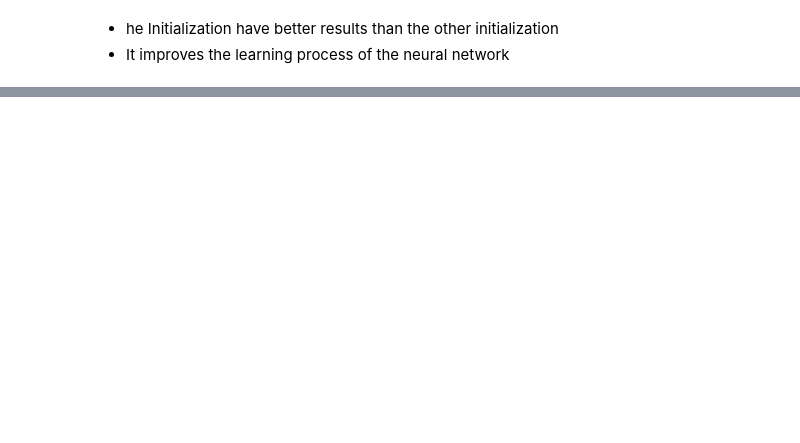
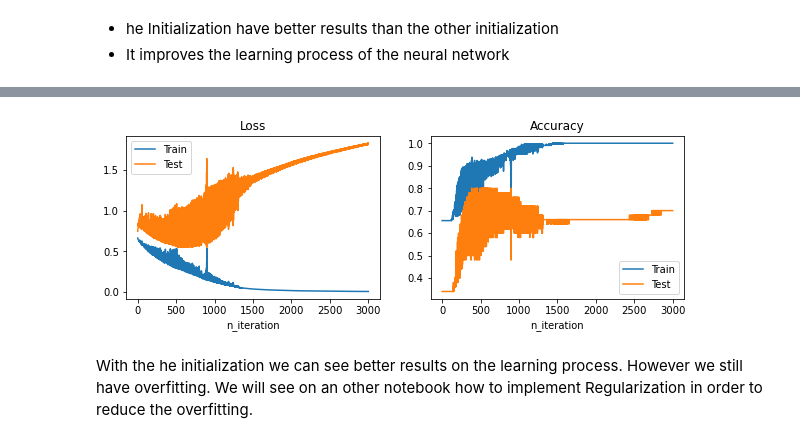
Before and after one commit to danchaud-vincent/deep-learning-specialization, a Jupyter notebook: 08-Test Initialization on Neural Network.ipynb, the cells around one changed output, grey strips where cells are left out. Cells and saved outputs as stored; diff of their text form; code cells hidden in the pictures; blank space fills up the shorter version.

```diff
--- a/08-Test Initialization on Neural Network.ipynb
+++ b/08-Test Initialization on Neural Network.ipynb
@@ -650,0 +756,5 @@ plt.show()
+# %%
+n_iter= 3000
+hidden_layers_dim = [15,15,5]
+learning_rate = 0.0055
+dict_model = neural_network_model(train_x_flat_norm,train_y,test_x_flat_norm,test_y,hidden_layers_dims=hidden_layers_dim,n_iter=n_iter,learning_rate=learning_rate,function_name="relu",initialization_weights="he",display=True)
@@ -650,0 +768,21 @@ plt.show()
+# %%
+# Display the result
+
+fig, axs = plt.subplots(1, 2, figsize=(10, 3))
+
+axs[0].plot(dict_model["cost_train"])
+axs[0].plot(dict_model["cost_test"])
+axs[0].set_title("Loss")
+axs[0].set_xlabel("n_iteration")
+axs[0].legend(["Train","Test"])
+
+axs[1].plot(dict_model["accuracy_train"])
+axs[1].plot(dict_model["accuracy_test"])
+axs[1].set_title("Accuracy")
+axs[1].set_xlabel("n_iteration")
+axs[1].legend(["Train","Test"])
+plt.show()
+# %% [output]
+[figure, added]
+# %% [markdown]
+With the he initialization we can see better results on the learning process. However we still have overfitting. We will see on an other notebook how to implement Regularization in order to reduce the overfitting.
```
Also changed, not shown: parts of 23 cells of this notebook, 3 other files.
